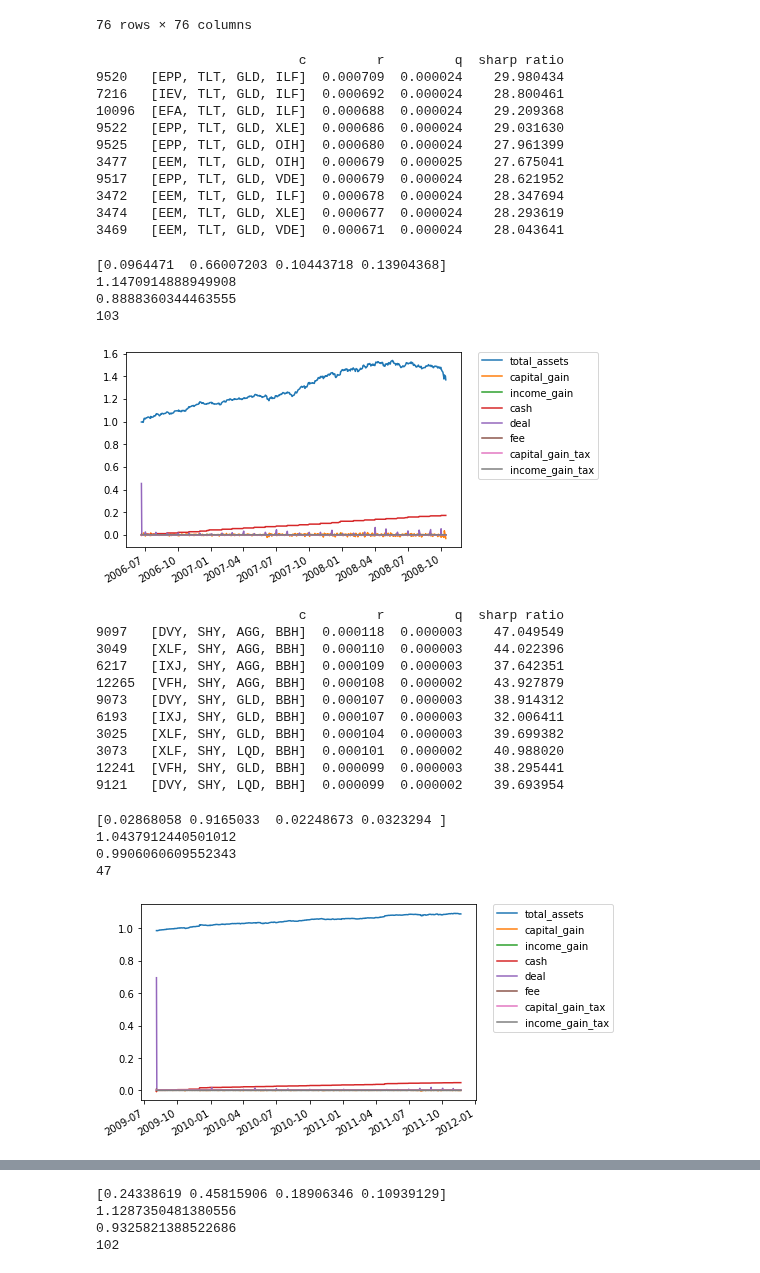
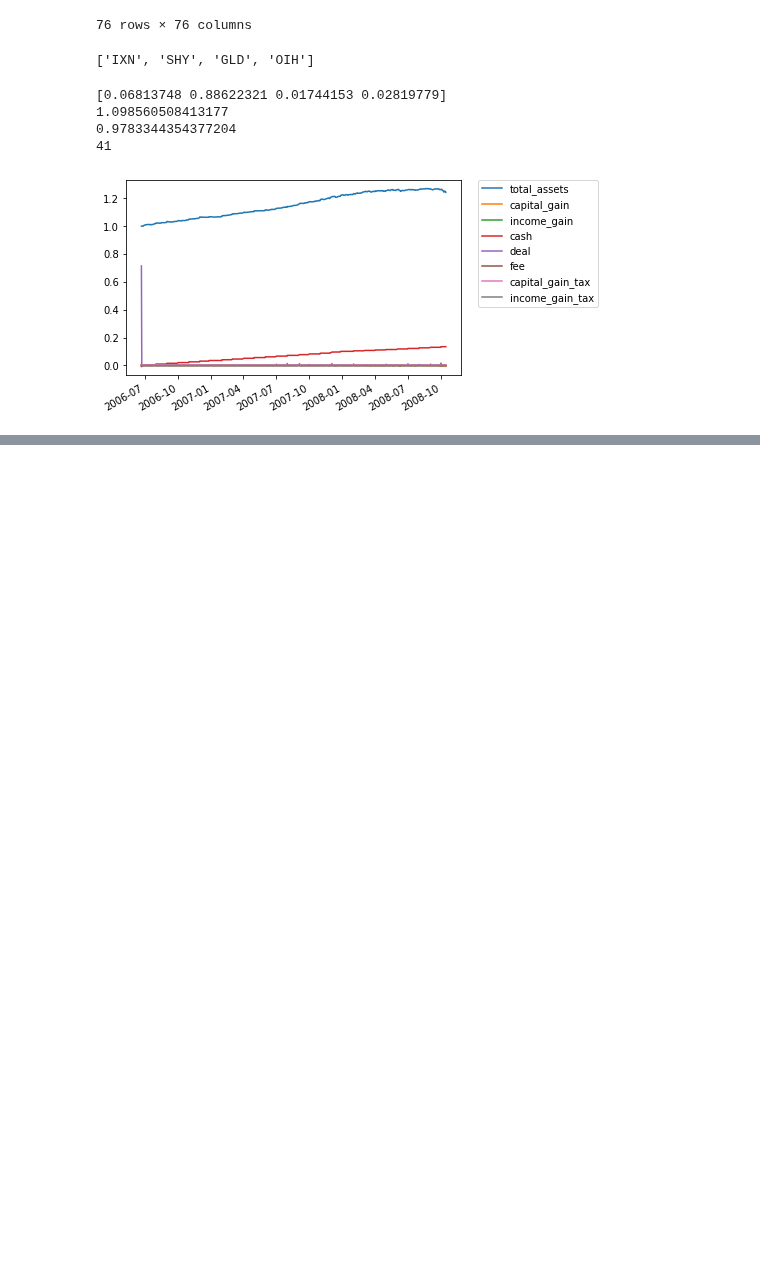
Before and after one commit to sonesuke/mypo, a Jupyter notebook: docs/tutorial/tickers.ipynb, the cells around one changed output, grey strips where cells are left out. Drawn from its saved outputs; the diff is of its cells as text; code cells hidden in the pictures; blank space fills up the shorter version.

```diff
--- a/docs/tutorial/tickers.ipynb
+++ b/docs/tutorial/tickers.ipynb
@@ -88,62 +89,33 @@ from mypo import Runner
 trains, evals = split_n_periods(market, 5, 200)
 # %%
 for i in range(len(trains)):
-    evaluates = evaluate_combinations(trains[i], cluster, verbose=True)
-    del evaluates['w']
-    top_10_r = evaluates.sort_values("r", ascending=False).head(10)
-    print(top_10_r)
-
-    target = evals[i].filter((list(top_10_r['c'])[0]))
+    evaluates = evaluate_combinations(trains[i], cluster, optimizer=MaximumDiversificationOptimizer(), verbose=True)
+    print(list(evaluates['combinations'])[0])
+    target = evals[i].filter((list(evaluates['combinations'])[0]))
     optimizer = MaximumDiversificationOptimizer()
     runner = Runner(
         assets=[0.25, 0.25, 0.25, 0.25],
         rebalancer=MonthlyRebalancer(optimizer=optimizer, do_re_optimize=True),
         cash=0
     )
 
     runner.run(
         market=target,
         train_span=200,
         verbose=True
     )
     report = runner.report()
     print(optimizer.get_weights())
     print(yearly_total_return(report))
     print(max_drawdown(report))
     print(max_drawdown_span(report))
     ax = report.plot()
     plt.legend(bbox_to_anchor=(1.05, 1), loc='upper left', borderaxespad=0)
     plt.show()
 # %% [output]
-                          c         r         q  sharp ratio
-9520   [EPP, TLT, GLD, ILF]  0.000709  0.000024    29.980434
-7216   [IEV, TLT, GLD, ILF]  0.000692  0.000024    28.800461
-10096  [EFA, TLT, GLD, ILF]  0.000688  0.000024    29.209368
-9522   [EPP, TLT, GLD, XLE]  0.000686  0.000024    29.031630
-9525   [EPP, TLT, GLD, OIH]  0.000680  0.000024    27.961399
-3477   [EEM, TLT, GLD, OIH]  0.000679  0.000025    27.675041
-9517   [EPP, TLT, GLD, VDE]  0.000679  0.000024    28.621952
-3472   [EEM, TLT, GLD, ILF]  0.000678  0.000024    28.347694
-3474   [EEM, TLT, GLD, XLE]  0.000677  0.000024    28.293619
-3469   [EEM, TLT, GLD, VDE]  0.000671  0.000024    28.043641
+['IXN', 'SHY', 'GLD', 'OIH']
-[0.0964471  0.66007203 0.10443718 0.13904368]
-1.1470914888949908
-0.8888360344463555
-103
+[0.06813748 0.88622321 0.01744153 0.02819779]
+1.098560508413177
+0.9783344354377204
+41
-[figure, old version]
+[figure, new version]
-                          c         r         q  sharp ratio
-9097   [DVY, SHY, AGG, BBH]  0.000118  0.000003    47.049549
-3049   [XLF, SHY, AGG, BBH]  0.000110  0.000003    44.022396
-6217   [IXJ, SHY, AGG, BBH]  0.000109  0.000003    37.642351
-12265  [VFH, SHY, AGG, BBH]  0.000108  0.000002    43.927879
-9073   [DVY, SHY, GLD, BBH]  0.000107  0.000003    38.914312
-6193   [IXJ, SHY, GLD, BBH]  0.000107  0.000003    32.006411
-3025   [XLF, SHY, GLD, BBH]  0.000104  0.000003    39.699382
-3073   [XLF, SHY, LQD, BBH]  0.000101  0.000002    40.988020
-12241  [VFH, SHY, GLD, BBH]  0.000099  0.000003    38.295441
-9121   [DVY, SHY, LQD, BBH]  0.000099  0.000002    39.693954
-[0.02868058 0.9165033  0.02248673 0.0323294 ]
-1.0437912440501012
-0.9906060609552343
-47
-[figure, removed]
@@ -161,4 +121,0 @@ for i in range(len(trains)):
-[0.24338619 0.45815906 0.18906346 0.10939129]
-1.1287350481380556
-0.9325821388522686
-102
```
Also changed, not shown: parts of 2 cells of this notebook, 11 other files.
